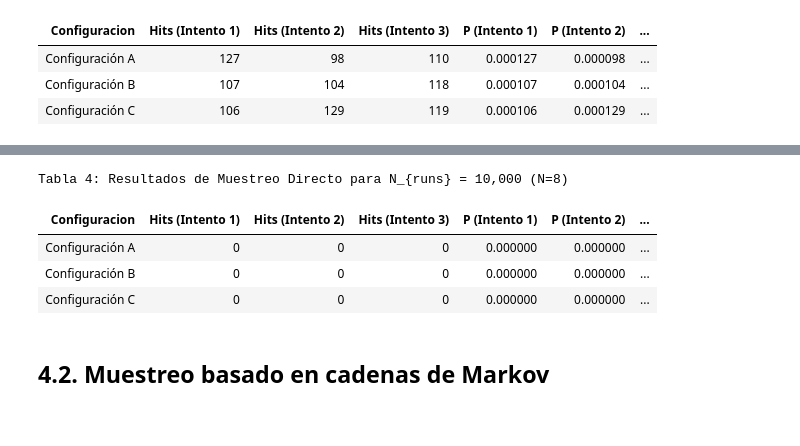
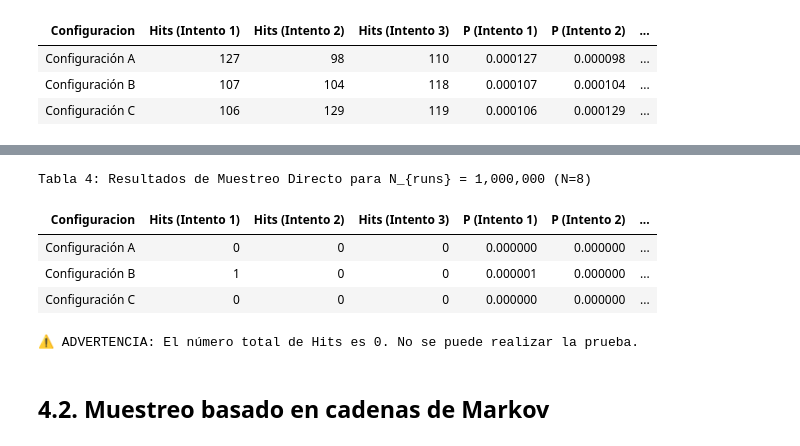
Before and after one commit to julianramirezd/Proyectos_Fisica, a Jupyter notebook: miniproyecto_1/informe_miniproyecto_1.ipynb, the cells around one changed output, grey strips where cells are left out. Saved outputs shown, nothing was run; the diff lists cells and outputs as text; code cells hidden in the pictures.

Commit message:
Codigos para mejorar el anlisis e implementacio

```diff
--- a/miniproyecto_1/informe_miniproyecto_1.ipynb
+++ b/miniproyecto_1/informe_miniproyecto_1.ipynb
@@ -195,7 +264,7 @@ Tabla 3: Resultados de Muestreo Directo para N_{runs} = 1,000,000 (N=4)
 import pandas as pd
 
 # 1. Cargar el archivo con las 3 repeticiones por intento
-df = pd.read_csv("data/resultados_ds_N8_1e4.csv")
+df = pd.read_csv("data/resultados_ds_N8_1e6.csv")
 
 # 2. Reorganizar la tabla pivoteando la columna 'Intento' hacia las columnas
 df_pivot = df.pivot(
@@ -220,36 +289,47 @@ df_pivot.columns = [
 # 5. Calcular la media y desviación estándar de los hits y la probabilidad a través de las columnas
 df_pivot["Media Hits"] = df_pivot[
     ["Hits (Intento 1)", "Hits (Intento 2)", "Hits (Intento 3)"]
 ].mean(axis=1)
 
 df_pivot["Probabilidad Media (P)"] = df_pivot[
     ["P (Intento 1)", "P (Intento 2)", "P (Intento 3)"]
 ].mean(axis=1)
 
 # 6. Resetear el índice para que 'Configuracion' sea una columna normal
 df_final = df_pivot.reset_index()
 
 # 7. Renderizar la tabla con Pandas Style
 df_final.style.set_caption(
     f"<b>Tabla 4:</b> Resultados de Muestreo Directo para N_{{runs}} = {n_runs_val:,} (N=8)"
 ).format(
     {
         "Hits (Intento 1)": "{:,.0f}",
         "Hits (Intento 2)": "{:,.0f}",
         "Hits (Intento 3)": "{:,.0f}",
         "Media Hits": "{:,.1f}",
         "P (Intento 1)": "{:.6f}",
         "P (Intento 2)": "{:.6f}",
         "P (Intento 3)": "{:.6f}",
         "Probabilidad Media (P)": "{:.6f}",
     }
 ).hide(axis="index")
 # %% [output]
-Tabla 4: Resultados de Muestreo Directo para N_{runs} = 10,000 (N=8)
+Tabla 4: Resultados de Muestreo Directo para N_{runs} = 1,000,000 (N=8)
 | Configuracion | Hits (Intento 1) | Hits (Intento 2) | Hits (Intento 3) | P (Intento 1) | P (Intento 2) | ... |
 | Configuración A | 0 | 0 | 0 | 0.000000 | 0.000000 | ... |
-| Configuración B | 0 | 0 | 0 | 0.000000 | 0.000000 | ... |
+| Configuración B | 1 | 0 | 0 | 0.000001 | 0.000000 | ... |
 | Configuración C | 0 | 0 | 0 | 0.000000 | 0.000000 | ... |
+# %%
+# Cargar el DataFrame desde el archivo CSV que guardaste
+import pandas as pd
+from src.prueba import probar_equiprobabilidad
+
+df_hits = pd.read_csv("data/resultados_ds_N8_1e4.csv")
+
+# Ejecutar la prueba de hipótesis directamente con tu DataFrame
+resultado = probar_equiprobabilidad(df_hits)
+# %% [output]
+⚠️ ADVERTENCIA: El número total de Hits es 0. No se puede realizar la prueba.
 # %% [markdown]
 ## 4.2. Muestreo basado en cadenas de Markov
 # %%
```
Also changed, not shown: parts of 15 cells of this notebook, 9 other files.
